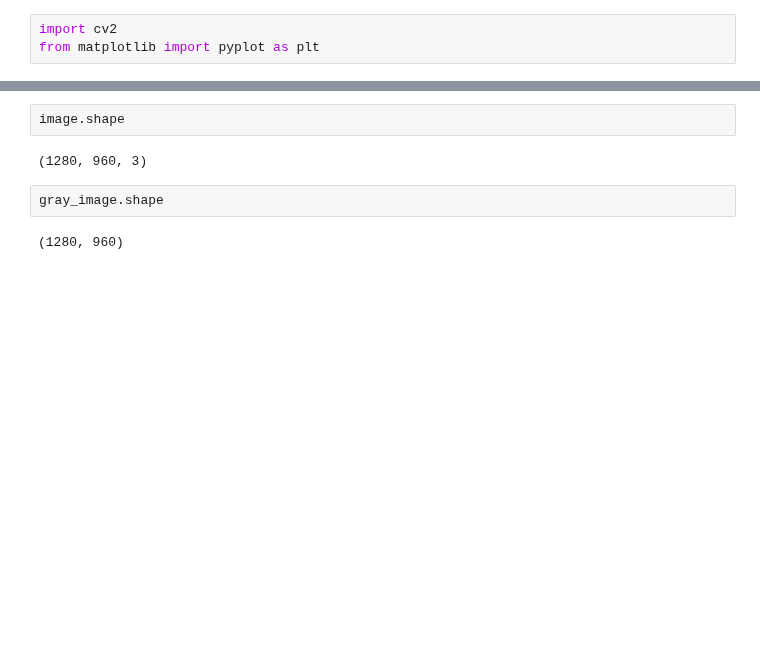
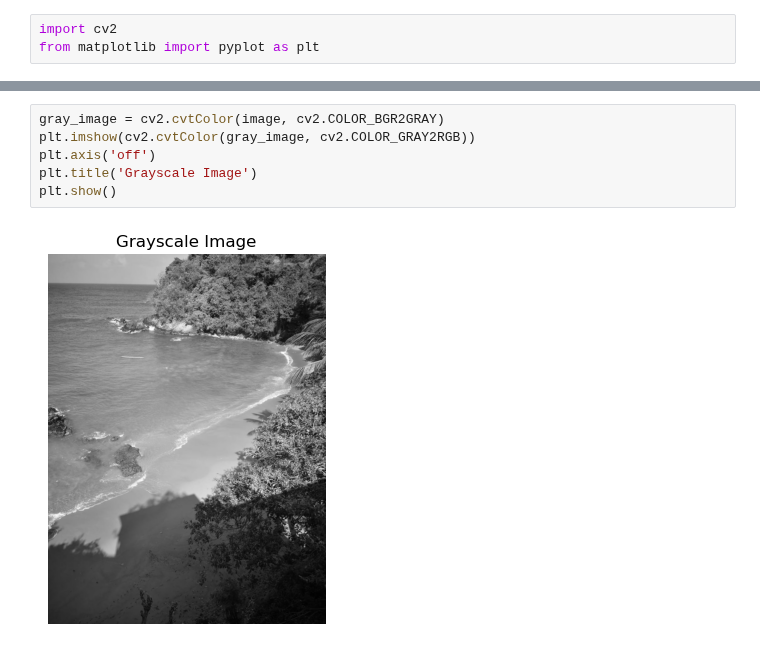
Before and after one commit to Tuchsanai/DL-FOR-COMPUTER-VISION, a Jupyter notebook: week02/code/2. Grayscaling Images.ipynb, the cells around one changed output, grey strips where cells are left out. Cells and saved outputs as stored; diff of their text form; blank space fills up the shorter version.

```diff
--- a/week02/code/2. Grayscaling Images.ipynb
+++ b/week02/code/2. Grayscaling Images.ipynb
@@ -111,8 +14,8 @@ Remember RGB color images have 3 dimensions, one for each primary color. Graysca
-# %%
-image.shape
-# %% [output]
-(1280, 960, 3)
-# %%
-gray_image.shape
-# %% [output]
-(1280, 960)
+# %%
+gray_image = cv2.cvtColor(image, cv2.COLOR_BGR2GRAY)
+plt.imshow(cv2.cvtColor(gray_image, cv2.COLOR_GRAY2RGB))
+plt.axis('off')
+plt.title('Grayscale Image')
+plt.show()
+# %% [output]
+[figure, added]
```
Also changed, not shown: parts of 14 cells of this notebook, 3 other files.
